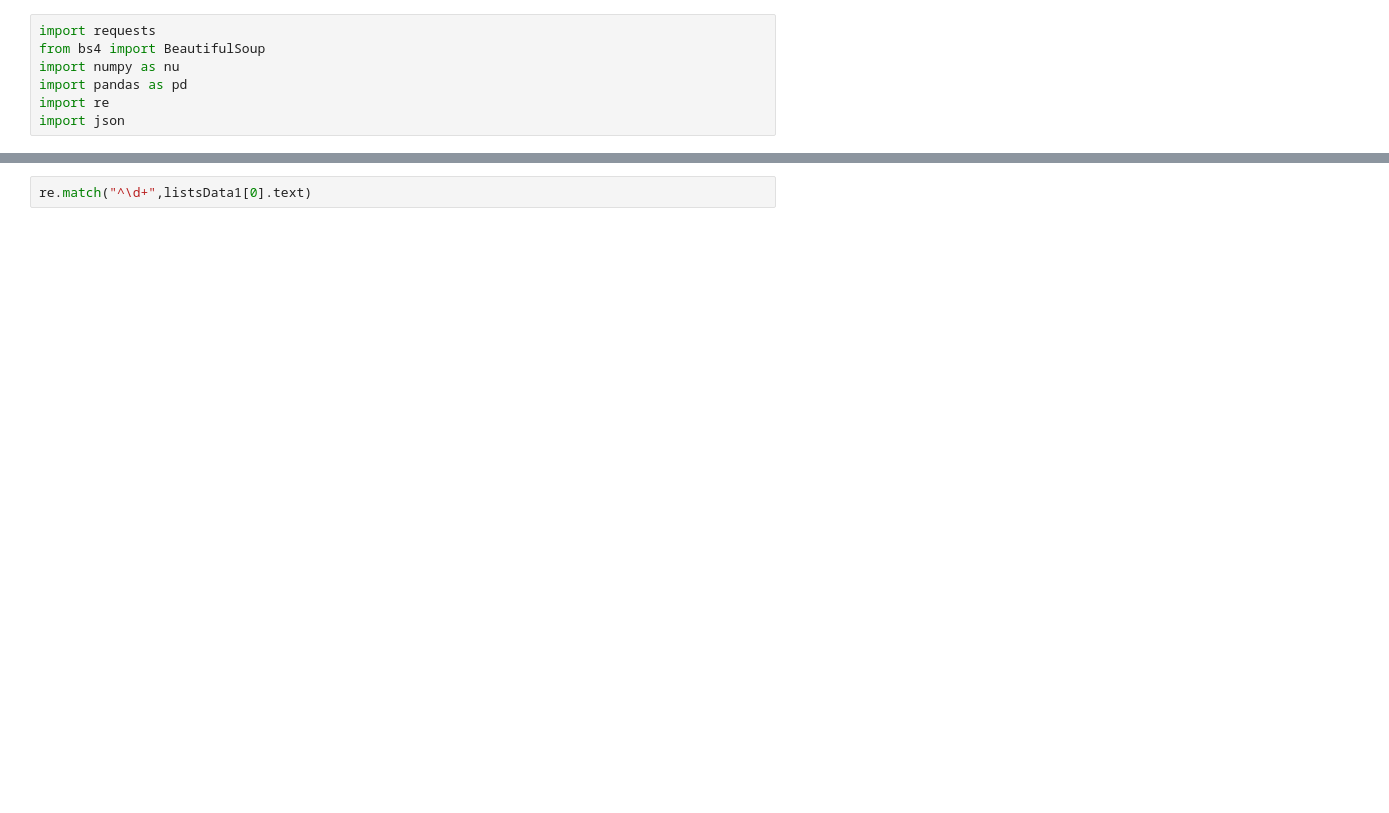
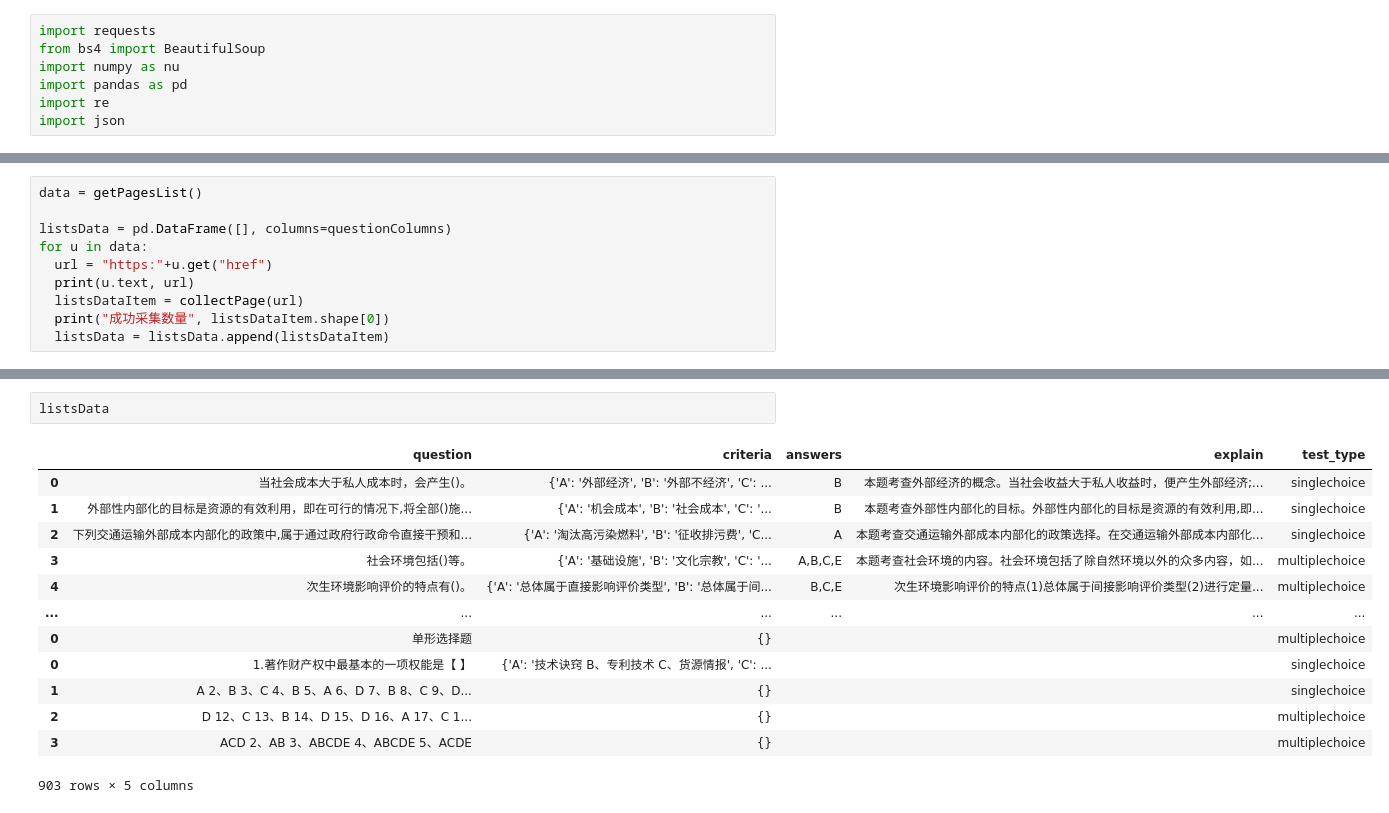
Before and after one commit to dreamzml/jupyter-note, a Jupyter notebook: 中大网校题库爬虫.ipynb, the cells around one changed output, grey strips where cells are left out. Saved outputs shown, nothing was run; the diff lists cells and outputs as text; blank space fills up the shorter version.

```diff
--- a/中大网校题库爬虫.ipynb
+++ b/中大网校题库爬虫.ipynb
@@ -23 +151,11 @@ def collectPage(url):
   return data
+# %%
+data = getPagesList()
+
+listsData = pd.DataFrame([], columns=questionColumns)
+for u in data:
+  url = "https:"+u.get("href")
+  print(u.text, url)
+  listsDataItem = collectPage(url)
+  print("成功采集数量", listsDataItem.shape[0])
+  listsData = listsData.append(listsDataItem)
@@ -49,2 +200,16 @@ listsData1[0].text.split('、')[1]
-# %%
-re.match("^\d+",listsData1[0].text)
+# %%
+listsData
+# %% [output]
+|  | question | criteria | answers | explain | test_type |
+| 0 | 当社会成本大于私人成本时，会产生()。 | {'A': '外部经济', 'B': '外部不经济', 'C': ... | B | 本题考查外部经济的概念。当社会收益大于私人收益时，便产生外部经济;... | singlechoice |
+| 1 | 外部性内部化的目标是资源的有效利用，即在可行的情况下,将全部()施... | {'A': '机会成本', 'B': '社会成本', 'C': '... | B | 本题考查外部性内部化的目标。外部性内部化的目标是资源的有效利用,即... | singlechoice |
+| 2 | 下列交通运输外部成本内部化的政策中,属于通过政府行政命令直接干预和... | {'A': '淘汰高污染燃料', 'B': '征收排污费', 'C... | A | 本题考查交通运输外部成本内部化的政策选择。在交通运输外部成本内部化... | singlechoice |
+| 3 | 社会环境包括()等。 | {'A': '基础设施', 'B': '文化宗教', 'C': '... | A,B,C,E | 本题考查社会环境的内容。社会环境包括了除自然环境以外的众多内容，如... | multiplechoice |
+| 4 | 次生环境影响评价的特点有()。 | {'A': '总体属于直接影响评价类型', 'B': '总体属于间... | B,C,E | 次生环境影响评价的特点(1)总体属于间接影响评价类型(2)进行定量... | multiplechoice |
+| ... | ... | ... | ... | ... | ... |
+| 0 | 单形选择题 | {} |  |  | multiplechoice |
+| 0 | 1.著作财产权中最基本的一项权能是【 】 | {'A': '技术诀窍 B、专利技术 C、货源情报', 'C': ... |  |  | singlechoice |
+| 1 | A 2、B 3、C 4、B 5、A 6、D 7、B 8、C 9、D... | {} |  |  | singlechoice |
+| 2 | D 12、C 13、B 14、D 15、D 16、A 17、C 1... | {} |  |  | multiplechoice |
+| 3 | ACD 2、AB 3、ABCDE 4、ABCDE 5、ACDE | {} |  |  | multiplechoice |
+903 rows × 5 columns
```
Also changed, not shown: parts of 9 cells of this notebook.
